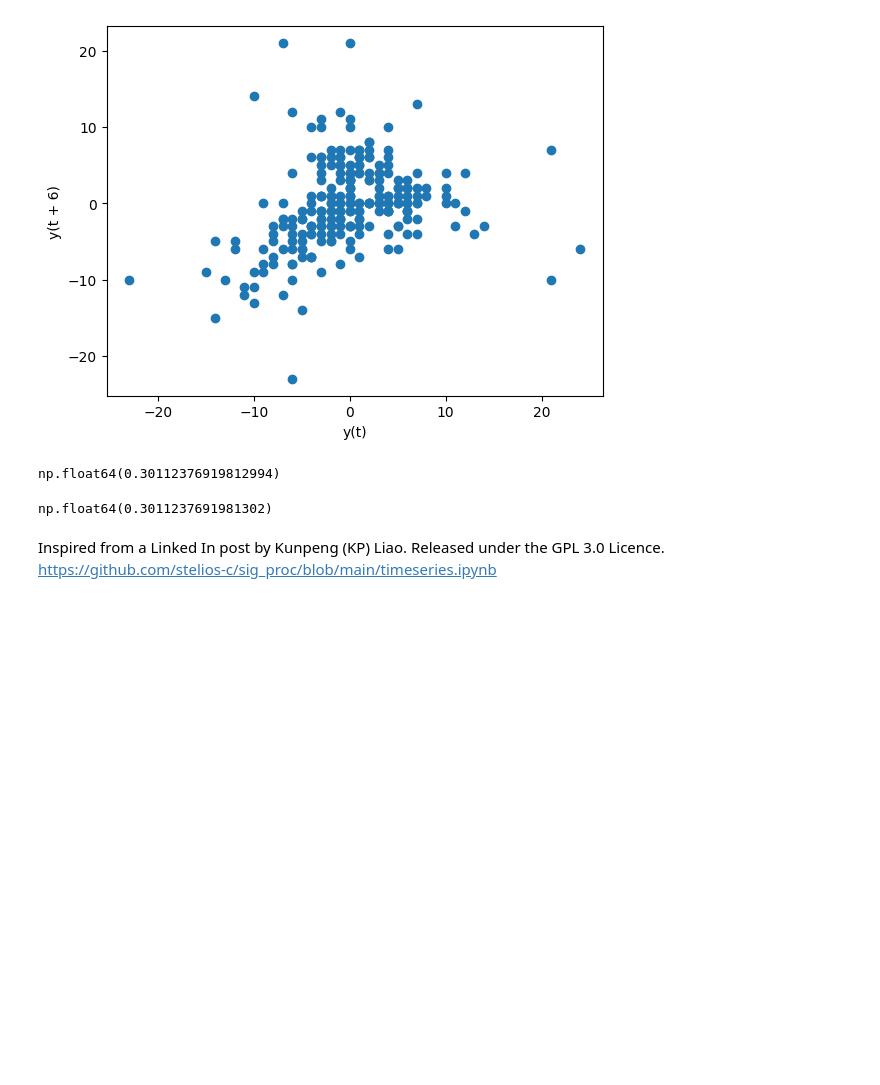
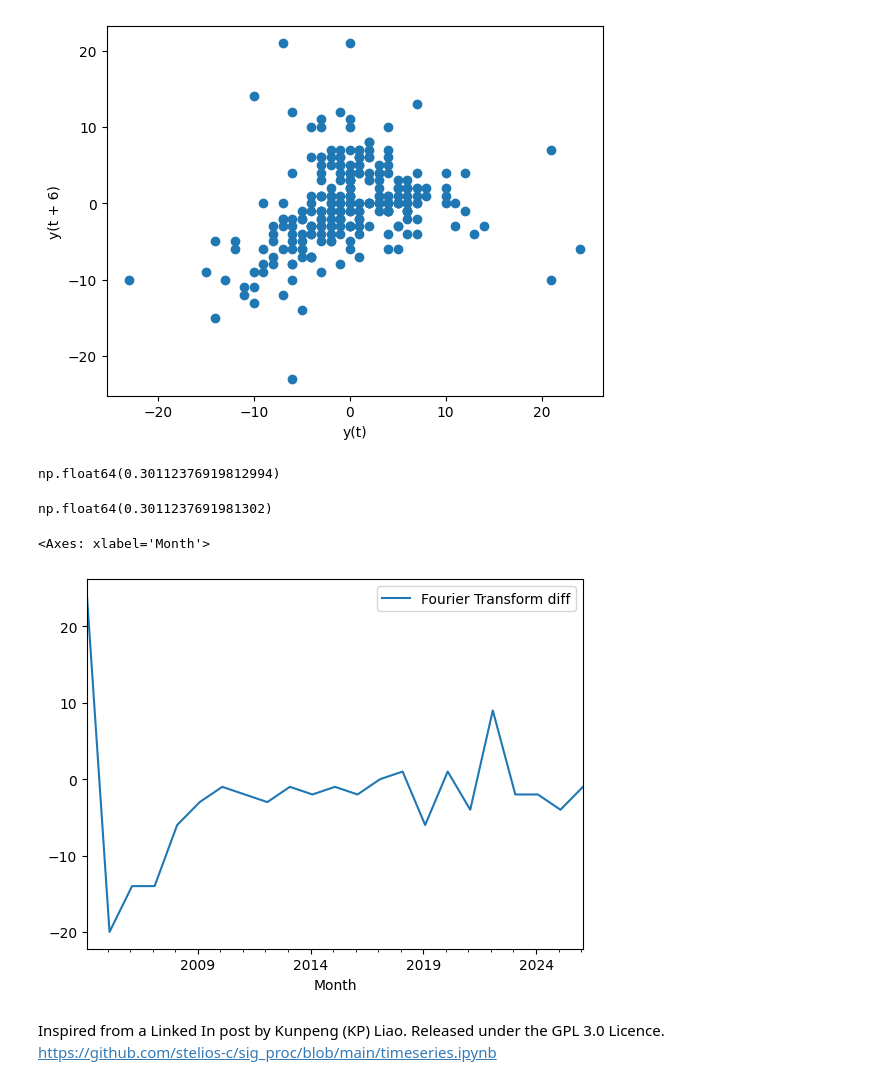
Before and after one commit to stelios-c/sig_proc, a Jupyter notebook: pydata_london2025/timeseries.ipynb, the cells around one changed output. Drawn from its saved outputs; the diff is of its cells as text; code cells hidden in the pictures; blank space fills up the shorter version.

Commit message:
even resample sum helps with anomaly detection

```diff
--- a/pydata_london2025/timeseries.ipynb
+++ b/pydata_london2025/timeseries.ipynb
@@ -160,6 +160,17 @@ np.float64(0.30112376919812994)
 )
 # %% [output]
 np.float64(0.3011237691981302)
+# %%
+(trends_df
+ .pipe(non_partial_diff)
+ [['Fourier Transform diff']]
+ .resample('12ME')
+ .sum()
+ .plot()
+)
+# %% [output]
+<Axes: xlabel='Month'>
+[figure, added]
 # %% [markdown]
 Inspired from a Linked In post by Kunpeng (KP) Liao. Released under the GPL 3.0 Licence.
 https://github.com/stelios-c/sig_proc/blob/main/timeseries.ipynb
```
